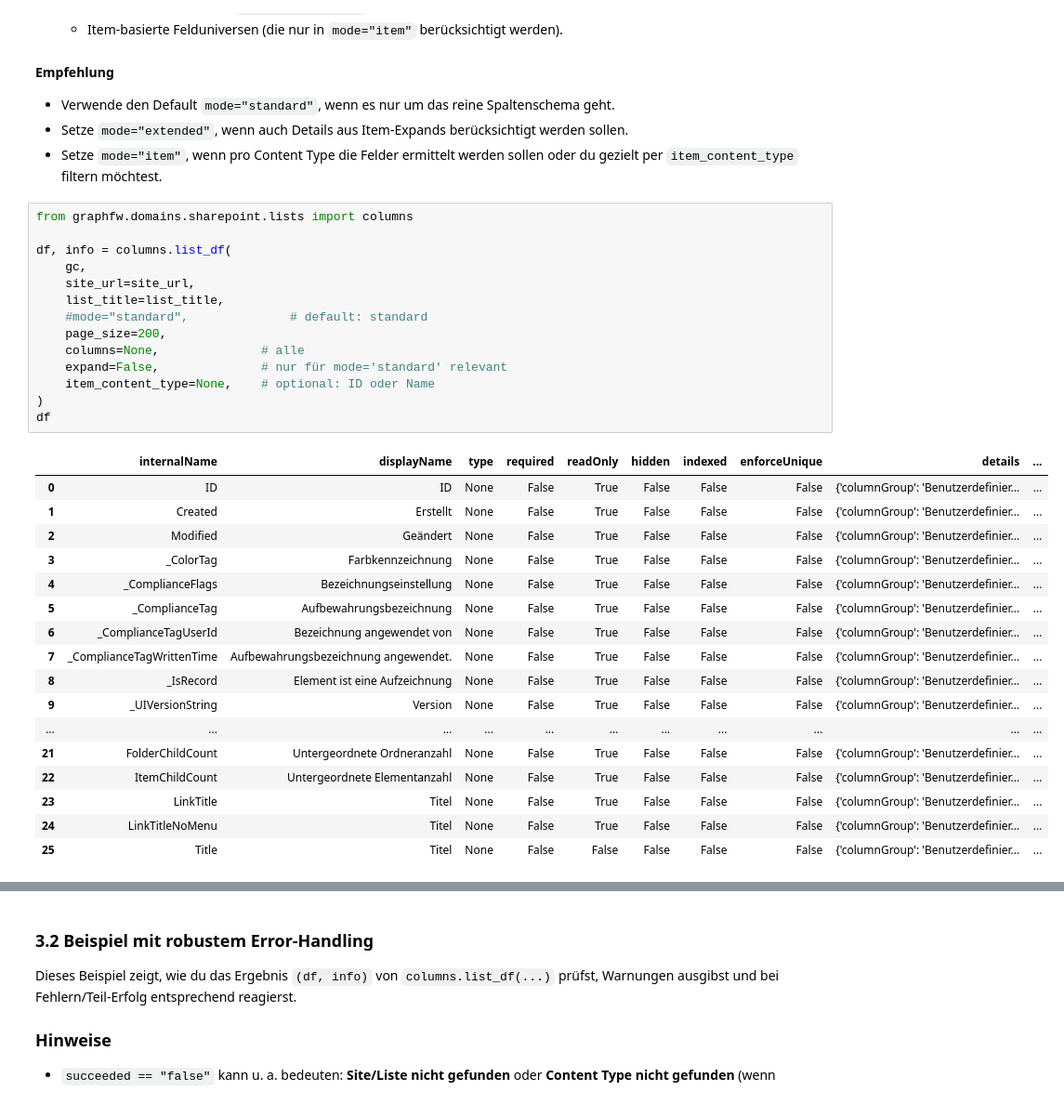
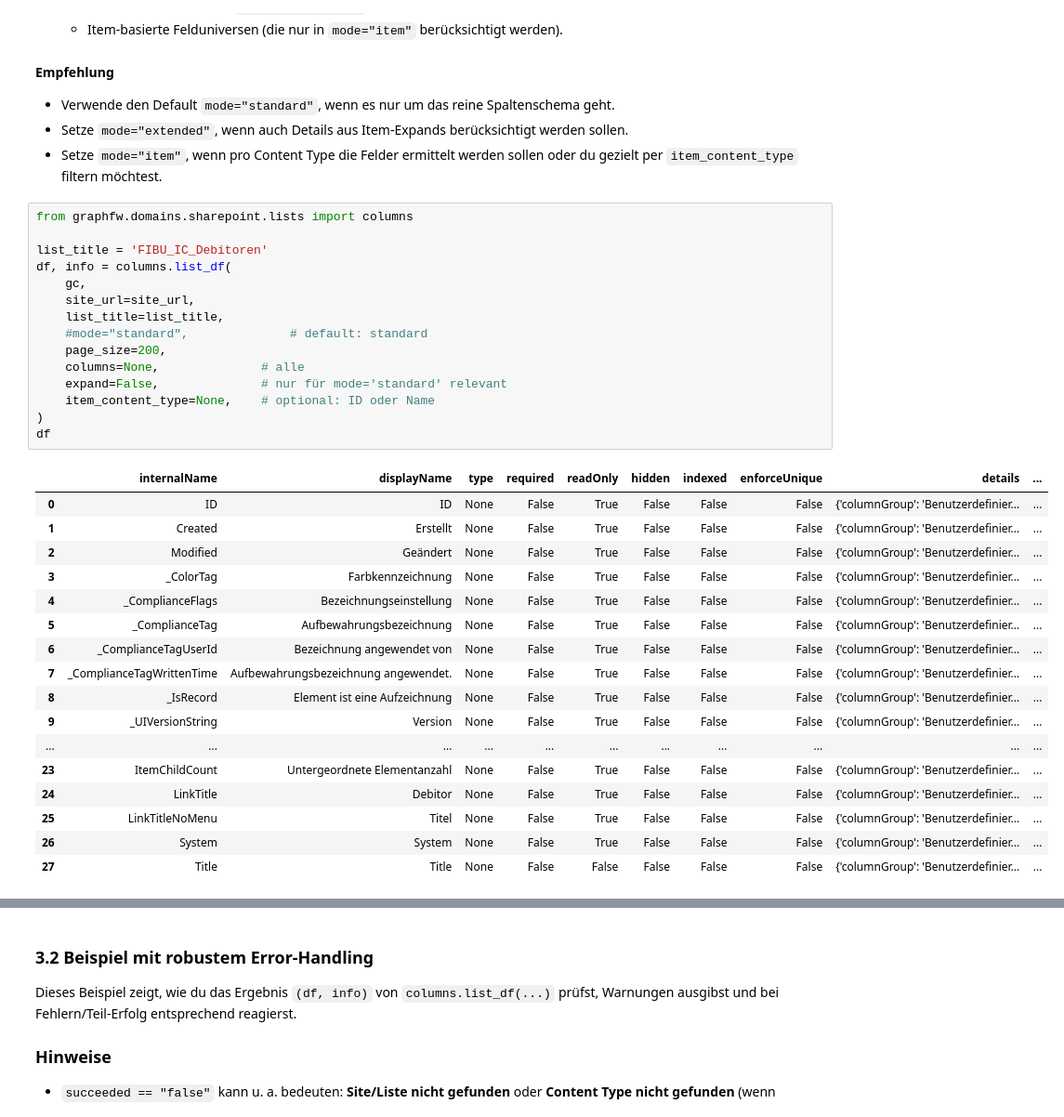
Before and after one commit to ErhardRainer/GRAPH_API, a Jupyter notebook: notebooks/102_sharepoint_lists_columns.ipynb, the cells around one changed output, grey strips where cells are left out. Shown at 93% size. Cells and saved outputs as stored; diff of their text form.

```diff
--- a/notebooks/102_sharepoint_lists_columns.ipynb
+++ b/notebooks/102_sharepoint_lists_columns.ipynb
@@ -197,35 +197,36 @@ def list_df(
 # %%
 from graphfw.domains.sharepoint.lists import columns
 
+list_title = 'FIBU_IC_Debitoren'
 df, info = columns.list_df(
     gc,
     site_url=site_url,
     list_title=list_title,
     #mode="standard",              # default: standard
     page_size=200,
     columns=None,              # alle
     expand=False,              # nur für mode='standard' relevant
     item_content_type=None,    # optional: ID oder Name
 )
 df
 # %% [output]
 |  | internalName | displayName | type | required | readOnly | hidden | indexed | enforceUnique | details | ... |
 | 0 | ID | ID | None | False | True | False | False | False | {'columnGroup': 'Benutzerdefinier... | ... |
 | 1 | Created | Erstellt | None | False | True | False | False | False | {'columnGroup': 'Benutzerdefinier... | ... |
 | 2 | Modified | Geändert | None | False | True | False | False | False | {'columnGroup': 'Benutzerdefinier... | ... |
 | 3 | _ColorTag | Farbkennzeichnung | None | False | True | False | False | False | {'columnGroup': 'Benutzerdefinier... | ... |
 | 4 | _ComplianceFlags | Bezeichnungseinstellung | None | False | True | False | False | False | {'columnGroup': 'Benutzerdefinier... | ... |
 | 5 | _ComplianceTag | Aufbewahrungsbezeichnung | None | False | True | False | False | False | {'columnGroup': 'Benutzerdefinier... | ... |
 | 6 | _ComplianceTagUserId | Bezeichnung angewendet von | None | False | True | False | False | False | {'columnGroup': 'Benutzerdefinier... | ... |
 | 7 | _ComplianceTagWrittenTime | Aufbewahrungsbezeichnung angewendet. | None | False | True | False | False | False | {'columnGroup': 'Benutzerdefinier... | ... |
 | 8 | _IsRecord | Element ist eine Aufzeichnung | None | False | True | False | False | False | {'columnGroup': 'Benutzerdefinier... | ... |
 | 9 | _UIVersionString | Version | None | False | True | False | False | False | {'columnGroup': 'Benutzerdefinier... | ... |
 | ... | ... | ... | ... | ... | ... | ... | ... | ... | ... | ... |
-| 21 | FolderChildCount | Untergeordnete Ordneranzahl | None | False | True | False | False | False | {'columnGroup': 'Benutzerdefinier... | ... |
-| 22 | ItemChildCount | Untergeordnete Elementanzahl | None | False | True | False | False | False | {'columnGroup': 'Benutzerdefinier... | ... |
-| 23 | LinkTitle | Titel | None | False | True | False | False | False | {'columnGroup': 'Benutzerdefinier... | ... |
-| 24 | LinkTitleNoMenu | Titel | None | False | True | False | False | False | {'columnGroup': 'Benutzerdefinier... | ... |
-| 25 | Title | Titel | None | False | False | False | False | False | {'columnGroup': 'Benutzerdefinier... | ... |
+| 23 | ItemChildCount | Untergeordnete Elementanzahl | None | False | True | False | False | False | {'columnGroup': 'Benutzerdefinier... | ... |
+| 24 | LinkTitle | Debitor | None | False | True | False | False | False | {'columnGroup': 'Benutzerdefinier... | ... |
+| 25 | LinkTitleNoMenu | Titel | None | False | True | False | False | False | {'columnGroup': 'Benutzerdefinier... | ... |
+| 26 | System | System | None | False | True | False | False | False | {'columnGroup': 'Benutzerdefinier... | ... |
+| 27 | Title | Title | None | False | False | False | False | False | {'columnGroup': 'Benutzerdefinier... | ... |
 # %%
 # Rückgabe der Infos beim Ermitteln der Spalte
 info
```
Also changed, not shown: parts of 4 cells of this notebook, 1 other file.
